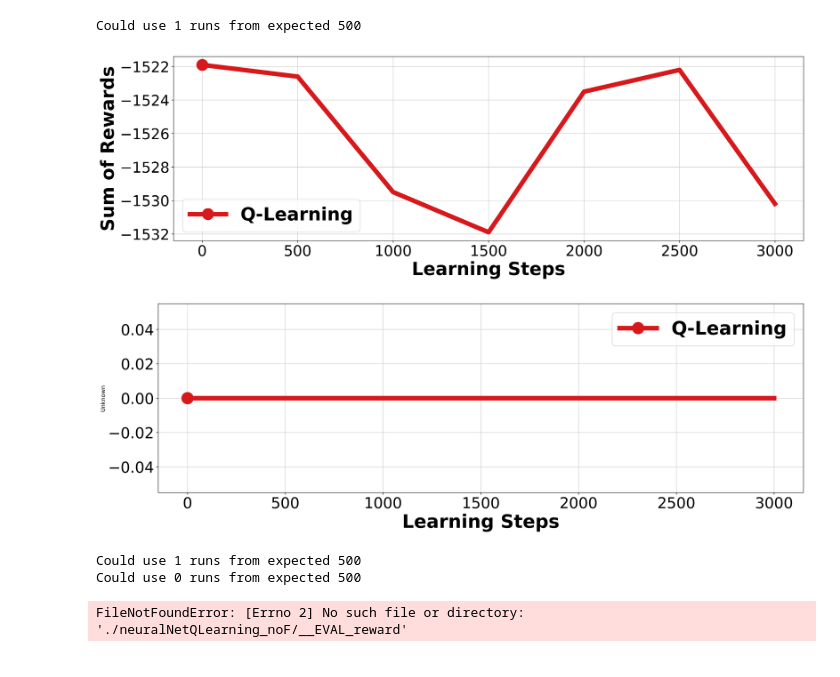
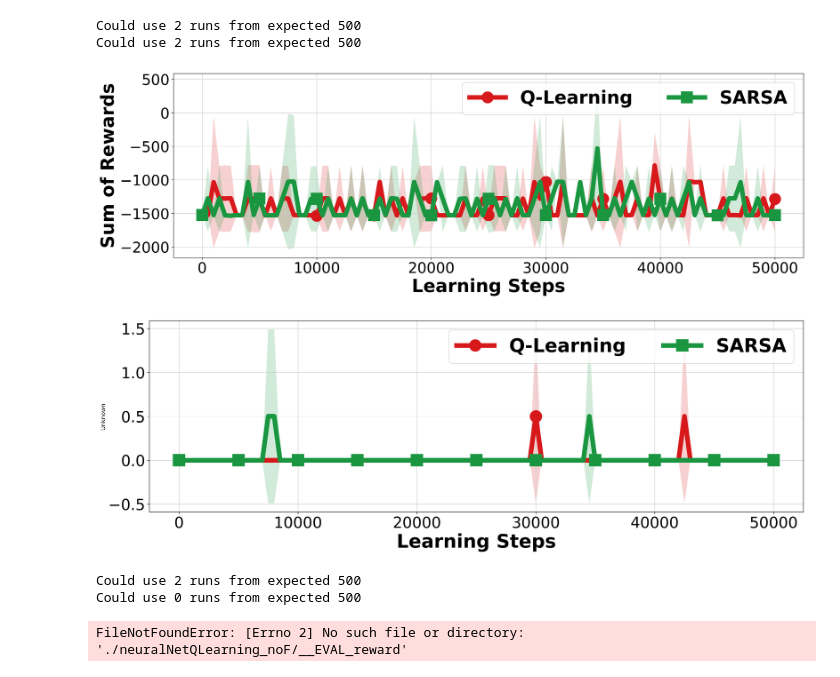
Before and after one commit to f-leno/checkers-AI, a Jupyter notebook: results/evaluation.ipynb, the cells around one changed output. Cells and saved outputs as stored; diff of their text form; code cells hidden in the pictures.

```diff
--- a/results/evaluation.ipynb
+++ b/results/evaluation.ipynb
@@ -7,7 +7,7 @@ fileFolder = './'
 
 
 source1 = fileFolder + 'qLearning_countF'
-source2 = fileFolder + 'neuralNetQLearning_countF'
+source2 = fileFolder + 'sarsa_countF'
 #source3 = fileFolder + 'lenoSelfPlay'
 source3 = fileFolder + 'probModelQLearning_countF'
 source4 = fileFolder + 'pureSelfPlay_countF'
@@ -15,7 +15,7 @@ source4 = fileFolder + 'pureSelfPlay_countF'
 
 
 name1 = 'Q-Learning'
-name2 = 'SEPLEM-NN'
+name2 = 'SARSA'
 name3 = 'SEPLEM-Prob'
 name4 = 'Self-Play'
 
@@ -26,8 +26,8 @@ name4 = 'Self-Play'
 exp_utils.collect_experiment_data(source1, runs = 500)
 exp_utils.summarize_experiment_data(source1)
 #exp_utils.cumulative_experiment_data(source1,startingFrom=startingCumulative,hfo=False)
-#exp_utils.collect_experiment_data(source2, runs = 500)
-#exp_utils.summarize_experiment_data(source2)
+exp_utils.collect_experiment_data(source2, runs = 500)
+exp_utils.summarize_experiment_data(source2)
 #xp_utils.cumulative_experiment_data(source2,startingFrom=startingCumulative,hfo=True)
 #exp_utils.collect_experiment_data(source3, runs =500)
 #exp_utils.summarize_experiment_data(source3)
@@ -38,10 +38,10 @@ exp_utils.summarize_experiment_data(source1)
 printCI = True
 
 
-exp_utils.draw_graph(source1=source1, name1=name1, #source2=source2,name2=name2,source3=source3,name3=name3,source4=source4,name4=name4,#source5=source5,name5=name5,source6=source6,name6=name6,
+exp_utils.draw_graph(source1=source1, name1=name1, source2=source2,name2=name2,#source3=source3,name3=name3,source4=source4,name4=name4,#source5=source5,name5=name5,source6=source6,name6=name6,
                      ci=printCI,bigFont=True,markEvery=10,
                      nCol=2)
-exp_utils.draw_graph(source1=source1, name1=name1, #source2=source2,name2=name2,source3=source3,name3=name3,source4=source4,name4=name4,#source5=source5,name5=name5,source6=source6,name6=name6,
+exp_utils.draw_graph(source1=source1, name1=name1, source2=source2,name2=name2,#source3=source3,name3=name3,source4=source4,name4=name4,#source5=source5,name5=name5,source6=source6,name6=name6,
                      ci=printCI,bigFont=True,markEvery=10,what='__SUMMARY_win',
                      nCol=2)
 #exp_utils.draw_graph(source1=source1, name1=name1, source2=source2,name2=name2,source3=source3,name3=name3,#source4=source4,name4=name4,#source5=source5,name5=name5,source6=source6,name6=name6,
@@ -198,36 +198,37 @@ exp_utils.summarize_experiment_data(source2)
 exp_utils.collect_experiment_data(source3, runs = 500)
 exp_utils.summarize_experiment_data(source3)
 
 
 exp_utils.draw_graph(source1=source1, name1=name1, source2=source2,name2=name2,source3=source3,name3=name3,#source4=source4,name4=name4,source5=source5,name5=name5,source6=source6,name6=name6,
                      ci=printCI,bigFont=True,markEvery=10)
 
 source1 = fileFolder + 'qLearning_noF_0.7'
 source2 = fileFolder + 'neuralNetQLearning_noF_0.7_transfer_fs'
 source3 = fileFolder + 'probModelQLearning_noF_0.7_transfer_fs'
 
 
 
 
 
 
 
 #Prepare intermediary files with experiment's summary.
 exp_utils.collect_experiment_data(source1, runs = 500)
 exp_utils.summarize_experiment_data(source1)
 #exp_utils.cumulative_experiment_data(source1,startingFrom=startingCumulative,hfo=False)
 exp_utils.collect_experiment_data(source2, runs = 500)
 exp_utils.summarize_experiment_data(source2)
 exp_utils.collect_experiment_data(source3, runs = 500)
 exp_utils.summarize_experiment_data(source3)
 
 
 exp_utils.draw_graph(source1=source1, name1=name1, source2=source2,name2=name2,source3=source3,name3=name3,#source4=source4,name4=name4,source5=source5,name5=name5,source6=source6,name6=name6,
                      ci=printCI,bigFont=True,markEvery=10,nCol=2)
 # %% [output]
-Could use 1 runs from expected 500
+Could use 2 runs from expected 500
+Could use 2 runs from expected 500
-[figure, old version]
+[figure, new version]
-[figure, old version]
+[figure, new version]
-Could use 1 runs from expected 500
+Could use 2 runs from expected 500
 Could use 0 runs from expected 500
 FileNotFoundError: [Errno 2] No such file or directory: './neuralNetQLearning_noF/__EVAL_reward'
```
Also changed, not shown: 6 other files.
